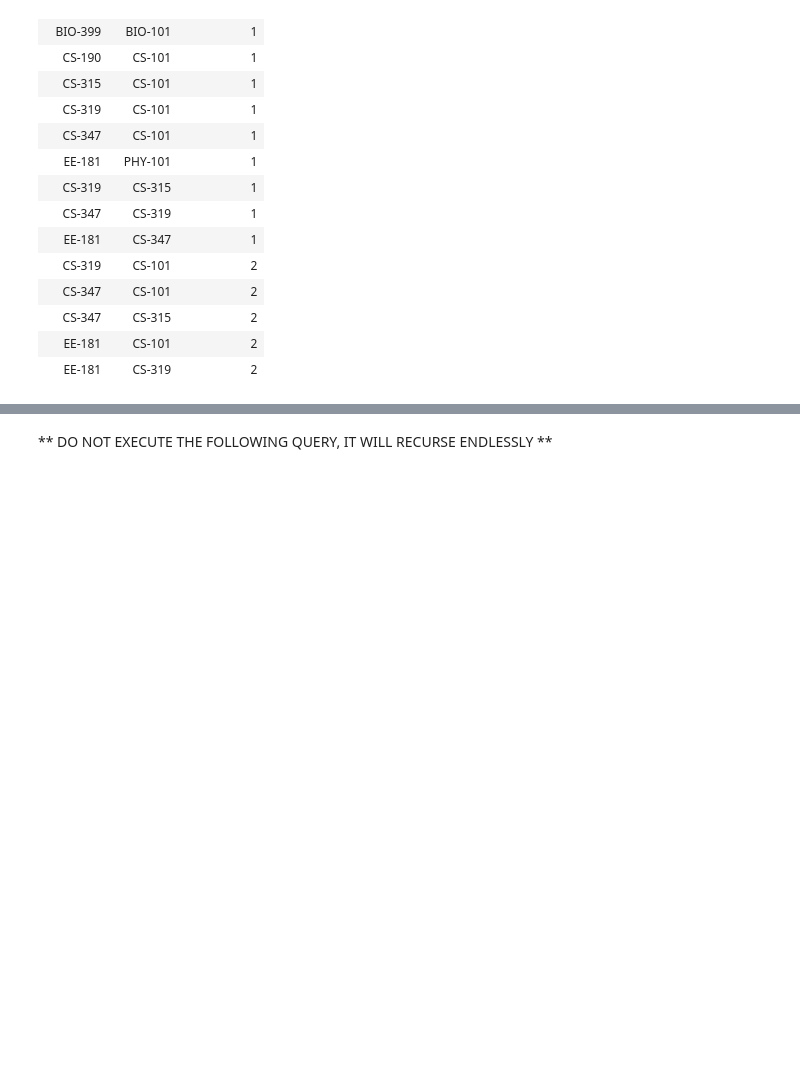
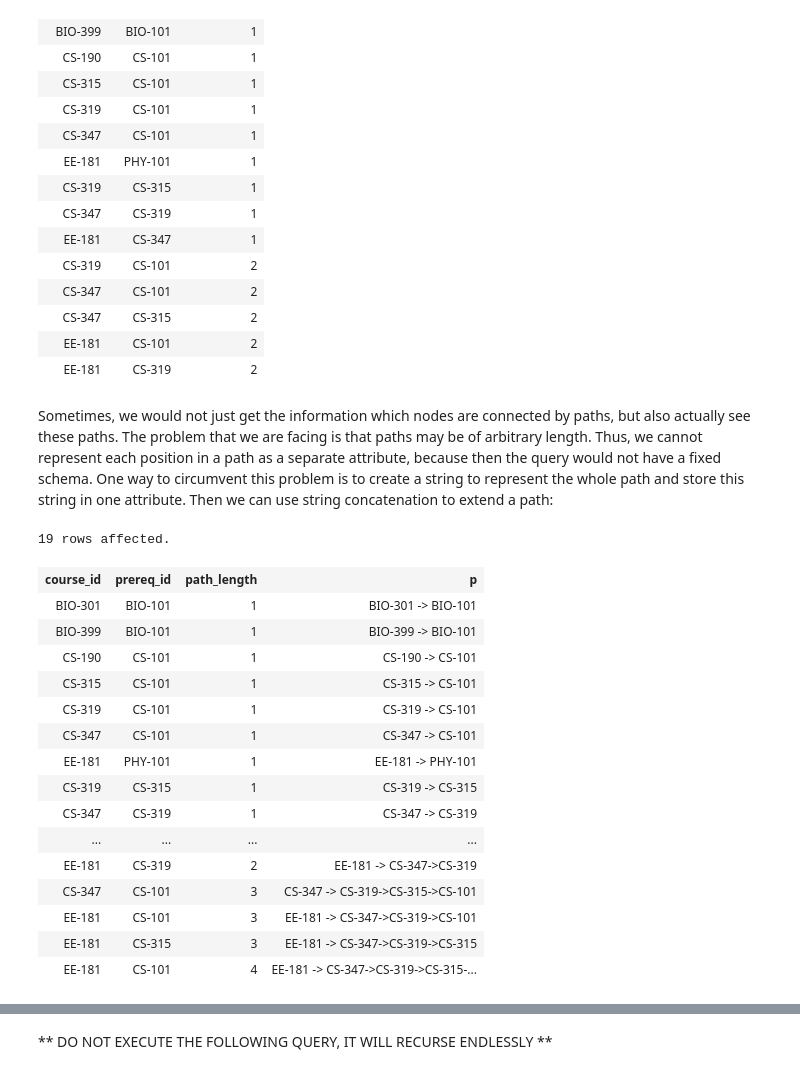
Before and after one commit to IITDBGroup/cs425, a Jupyter notebook: classnotebook-2017-Fall/CS425-2017-Notebook.ipynb, the cells around one changed output, grey strips where cells are left out. Drawn from its saved outputs; the diff is of its cells as text; code cells hidden in the pictures; blank space fills up the shorter version.

```diff
--- a/classnotebook-2017-Fall/CS425-2017-Notebook.ipynb
+++ b/classnotebook-2017-Fall/CS425-2017-Notebook.ipynb
@@ -777,3 +777,33 @@ SELECT * FROM inpre;
 | CS-347 | CS-315 | 2 |
 | EE-181 | CS-101 | 2 |
 | EE-181 | CS-319 | 2 |
+# %% [markdown]
+Sometimes, we would not just get the information which nodes are connected by paths, but also actually see these paths. The problem that we are facing is that paths may be of arbitrary length. Thus, we cannot represent each position in a path as a separate attribute, because then the query would not have a fixed schema. One way to circumvent this problem is to create a string to represent the whole path and store this string in one attribute. Then we can use string concatenation to extend a path:
+# %%
+%%sql
+WITH RECURSIVE inpre AS (
+SELECT *, 1 path_length, course_id || ' -> ' || prereq_id AS p FROM prereq
+UNION
+SELECT inpre.course_id, two.prereq_id, path_length + 1 AS path_length, p || '->' || two.prereq_id AS p
+FROM inpre, prereq two
+WHERE inpre.prereq_id = two.course_id
+)
+SELECT * FROM inpre;
+# %% [output]
+19 rows affected.
+| course_id | prereq_id | path_length | p |
+| BIO-301 | BIO-101 | 1 | BIO-301 -> BIO-101 |
+| BIO-399 | BIO-101 | 1 | BIO-399 -> BIO-101 |
+| CS-190 | CS-101 | 1 | CS-190 -> CS-101 |
+| CS-315 | CS-101 | 1 | CS-315 -> CS-101 |
+| CS-319 | CS-101 | 1 | CS-319 -> CS-101 |
+| CS-347 | CS-101 | 1 | CS-347 -> CS-101 |
+| EE-181 | PHY-101 | 1 | EE-181 -> PHY-101 |
+| CS-319 | CS-315 | 1 | CS-319 -> CS-315 |
+| CS-347 | CS-319 | 1 | CS-347 -> CS-319 |
+| ... | ... | ... | ... |
+| EE-181 | CS-319 | 2 | EE-181 -> CS-347->CS-319 |
+| CS-347 | CS-101 | 3 | CS-347 -> CS-319->CS-315->CS-101 |
+| EE-181 | CS-101 | 3 | EE-181 -> CS-347->CS-319->CS-101 |
+| EE-181 | CS-315 | 3 | EE-181 -> CS-347->CS-319->CS-315 |
+| EE-181 | CS-101 | 4 | EE-181 -> CS-347->CS-319->CS-315-... |
```
Also changed, not shown: parts of 7 cells of this notebook, 1 other file.
